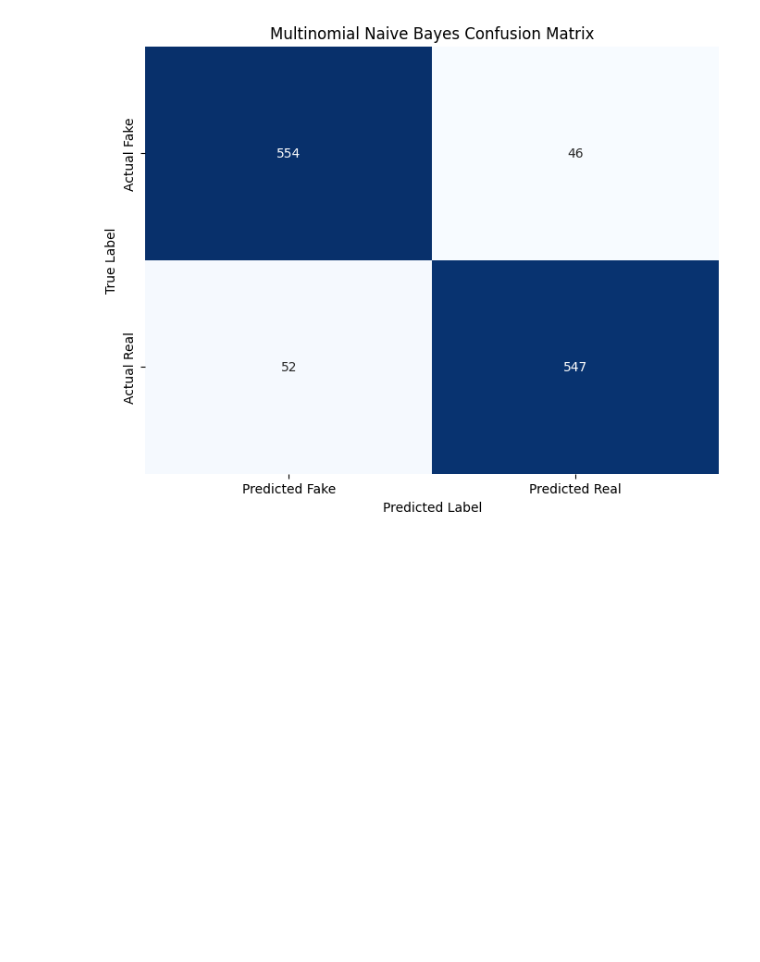
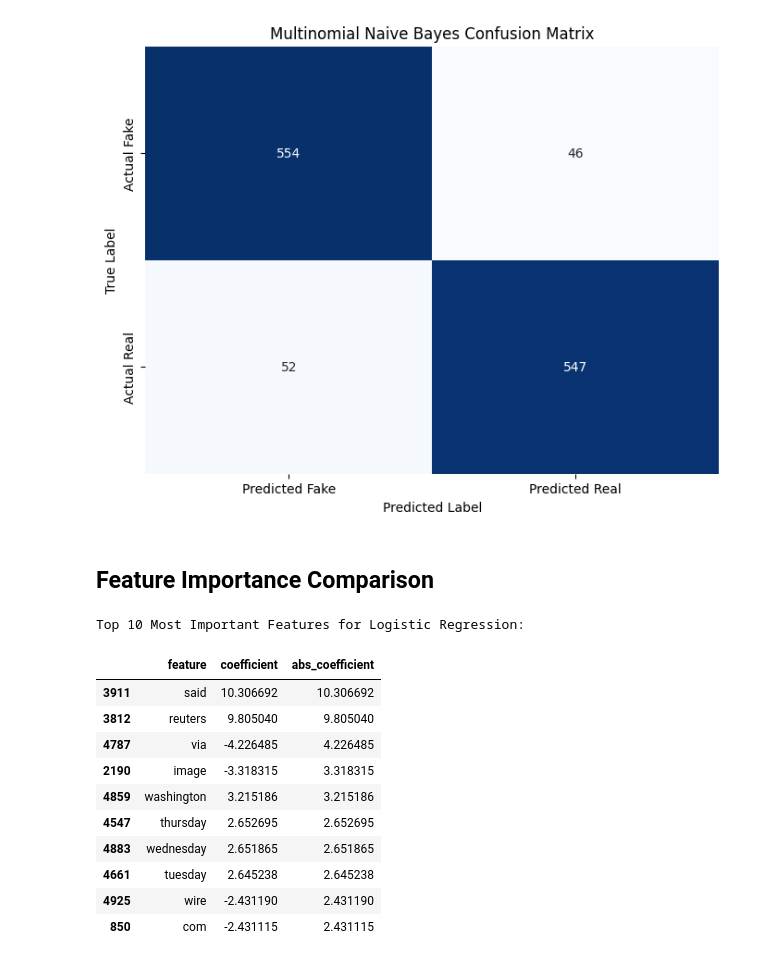
Before and after one commit to kxrrym03/Fake-News-Detection, a Jupyter notebook: Fake_News_Detection.ipynb, the cells around one changed output. Saved outputs shown, nothing was run; the diff lists cells and outputs as text; code cells hidden in the pictures; blank space fills up the shorter version.

```diff
--- a/Fake_News_Detection.ipynb
+++ b/Fake_News_Detection.ipynb
@@ -533,3 +533,34 @@ plt.title('Multinomial Naive Bayes Confusion Matrix')
 plt.show()
 # %% [output]
 [figure]
+# %% [markdown]
+## Feature Importance Comparison
+# %%
+# Get feature names from the TF-IDF vectorizer
+feature_names = tfidf_vectorizer.get_feature_names_out()
+
+# Logistic Regression Feature Importance
+
+lr_coef = model.coef_[0]
+lr_feature_importance = pd.DataFrame({
+    'feature': feature_names,
+    'coefficient': lr_coef,
+    'abs_coefficient': np.abs(lr_coef)
+})
+lr_feature_importance = lr_feature_importance.sort_values(by='abs_coefficient', ascending=False)
+
+print("\nTop 10 Most Important Features for Logistic Regression:")
+display(lr_feature_importance.head(10))
+# %% [output]
+Top 10 Most Important Features for Logistic Regression:
+|  | feature | coefficient | abs_coefficient |
+| 3911 | said | 10.306692 | 10.306692 |
+| 3812 | reuters | 9.805040 | 9.805040 |
+| 4787 | via | -4.226485 | 4.226485 |
+| 2190 | image | -3.318315 | 3.318315 |
+| 4859 | washington | 3.215186 | 3.215186 |
+| 4547 | thursday | 2.652695 | 2.652695 |
+| 4883 | wednesday | 2.651865 | 2.651865 |
+| 4661 | tuesday | 2.645238 | 2.645238 |
+| 4925 | wire | -2.431190 | 2.431190 |
+| 850 | com | -2.431115 | 2.431115 |
```
Also changed, not shown: parts of 1 cell of this notebook.
